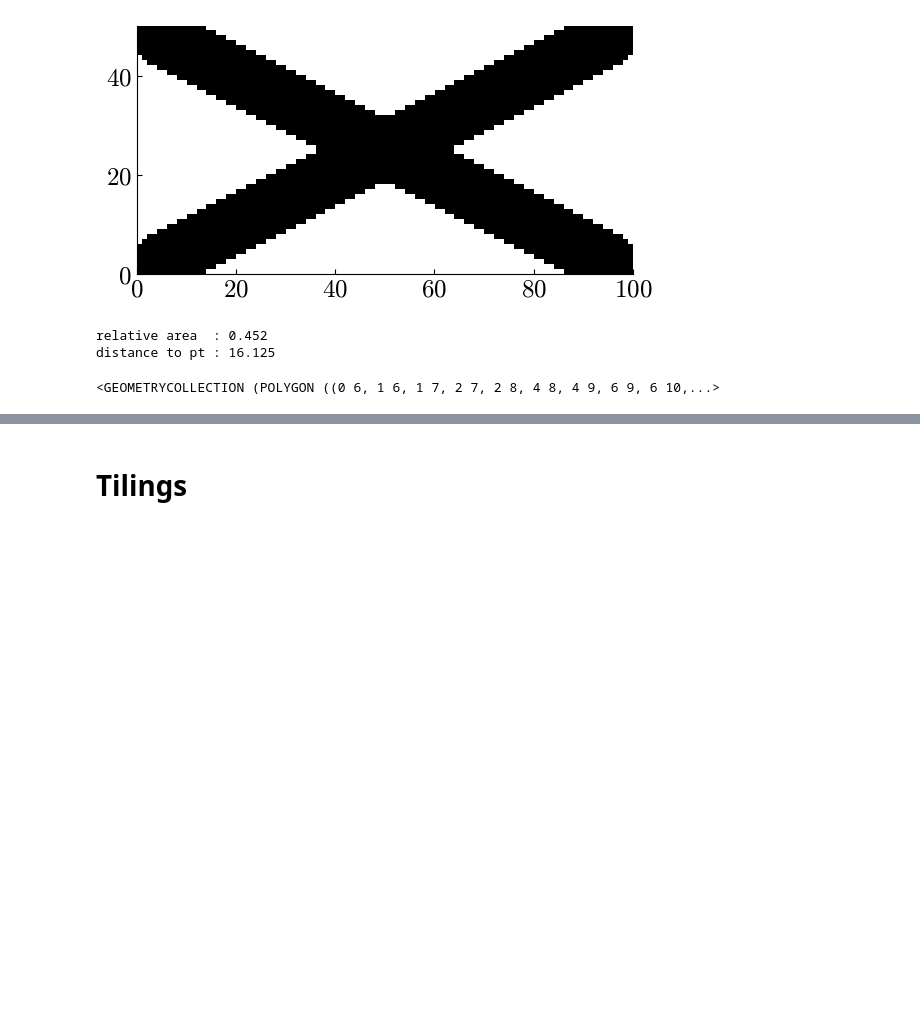
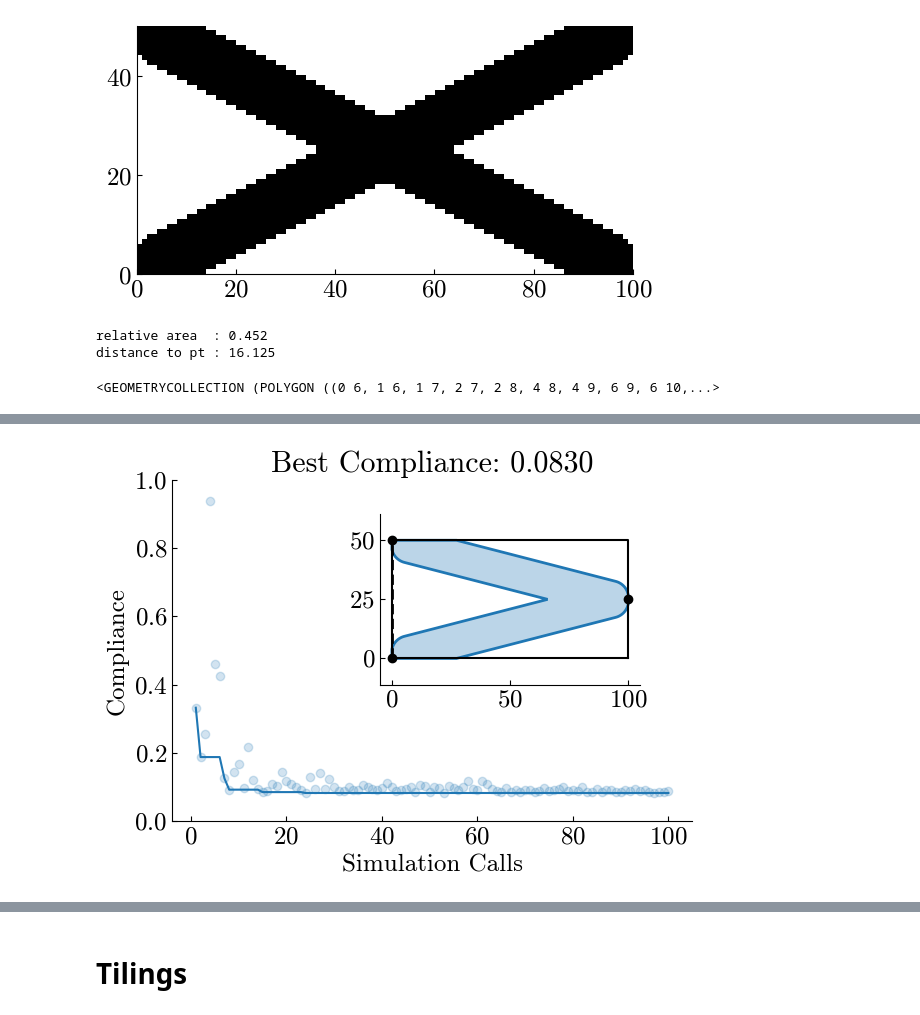
Before and after one commit to jelle-westra/tobbo, a Jupyter notebook: tutorial.ipynb, the cells around one changed output, grey strips where cells are left out. Drawn from its saved outputs; the diff is of its cells as text; code cells hidden in the pictures; blank space fills up the shorter version.

```diff
--- a/tutorial.ipynb
+++ b/tutorial.ipynb
@@ -146,0 +147,12 @@ Iterat #Fevals   function value  axis ratio  sigma  min&max std  t[m:s]
+# %%
+fig, ax = plt.subplots()
+ins = ax.inset_axes([0.4,0.4,0.5,0.5])
+
+ax.plot(np.arange(problem.budget)+1, np.minimum.accumulate(problem.scores))
+ax.plot(np.arange(problem.budget)+1, problem.scores, 'C0o', alpha=.2)
+ax.set_ylim(0, 1); ax.set_xlabel('Simulation Calls'); ax.set_ylabel('Compliance'); ax.set_title(f'Best Compliance: {problem.score_best:.4f}')
+
+problem.plot_best(ins)
+fig.tight_layout()
+# %% [output]
+[figure, added]
```
Also changed, not shown: parts of 25 cells of this notebook, 12 other files.
